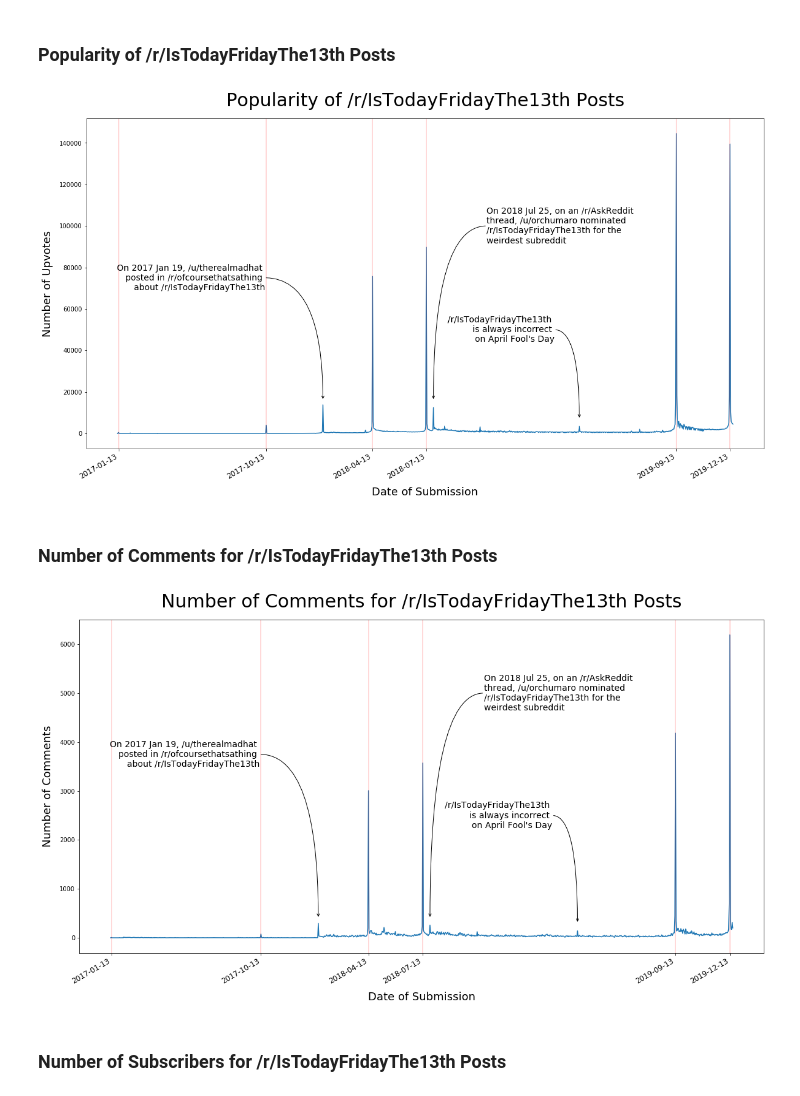
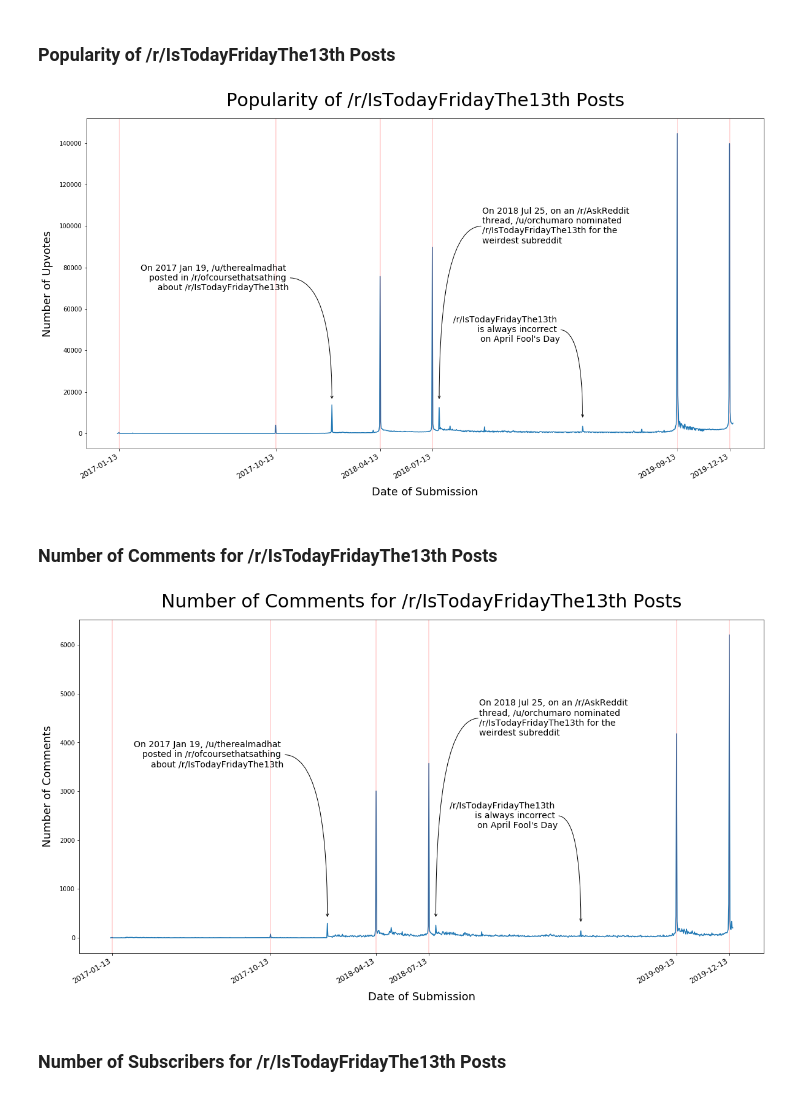
Before and after one commit to francislin96/IsTodayFridayThe13th, a Jupyter notebook: IsTodayFridayThe13th.ipynb, the cells around one changed output. Saved outputs shown, nothing was run; the diff lists cells and outputs as text; code cells hidden in the pictures.

Commit message:
turned axis to date

```diff
--- a/IsTodayFridayThe13th.ipynb
+++ b/IsTodayFridayThe13th.ipynb
@@ -76,9 +76,16 @@ def get_friday_the_13ths(start_date='1/10/2017', end_date=datetime.datetime.date
     friday_the_13ths = []
     for d in pd.date_range(start=start_date, end=end_date).to_pydatetime().tolist():
         if ((d.day == 13) & (d.weekday()==4)):
-            friday_the_13ths.append(d.strftime('%Y-%m-%d'))
+            friday_the_13ths.append(d)
     return friday_the_13ths
+# %%
+# takes date to str
+def to_date(date_str):
+    return datetime.datetime.strptime(date_str, '%Y-%m-%d')
+# takes str to date
+def to_str(date):
+    return datetime.datetime.strftime(date, '%Y-%m-%d')
 # %%
 # add days to dates
 def add_days(date, num_days):
-    return (datetime.datetime.strptime(date, '%Y-%m-%d') + datetime.timedelta(num_days)).strftime('%Y-%m-%d')
+    return date + datetime.timedelta(num_days)
@@ -141,7 +146,7 @@ for date_ranges_index in range(0, len(date_ranges.index)):
     df_total = df_total.append(df, ignore_index=True, sort=True)
 
 # add date column
-df_total['date'] = df_total.created_utc.apply(lambda t: time.strftime('%Y-%m-%d', time.gmtime(t)))
+df_total['date'] = df_total.created_utc.apply(lambda t: datetime.datetime.strptime(time.strftime('%Y-%m-%d', time.gmtime(t)), '%Y-%m-%d'))
 # %%
 # save results, for easier loading in the future
 df_total.to_csv("df_total.csv", index=False)
@@ -158,10 +167,8 @@ ax.set_title('Popularity of /r/IsTodayFridayThe13th Posts', fontsize= 30, pad=20
 plt.xlabel('Date of Submission', fontsize= 18, labelpad=10)
 plt.ylabel('Number of Upvotes', fontsize= 18, labelpad=10)
 
-# plot data
+# plot upvotes data
 ax.plot(df_total.date, df_total.score)
-# ax.plot(df_total.date, df_total.num_comments)
-# ax.plot(df_total.date, df_total.subreddit_subscribers)
 
 # lines for Friday the 13th
 friday_the_13ths = get_friday_the_13ths()
@@ -169,23 +176,23 @@ for i in friday_the_13ths:
     plt.axvline(i, color='r', alpha=0.2)
 plt.xticks(friday_the_13ths, rotation=30, ha='right', fontsize=12)
 
-# annotation for January 19, 2017: https://www.reddit.com/r/ofcoursethatsathing/comments/7rhxmr/god_i_love_reddit/
-plt.annotate('', xy=(348, 16000), xycoords='data', xytext=(250, 75000), textcoords='data',
+# annotation for January 19, 2018: https://www.reddit.com/r/ofcoursethatsathing/comments/7rhxmr/god_i_love_reddit/
+plt.annotate('', xy=(to_date('2018-01-19'), 16000), xycoords='data', xytext=(add_days(to_date('2018-01-19'), -75), 75000), textcoords='data',
              arrowprops=dict(arrowstyle='->', color='0', connectionstyle='angle3,angleA=0,angleB=90'))
 plt.annotate('On 2017 Jan 19, /u/therealmadhat \nposted in /r/ofcoursethatsathing \nabout /r/IsTodayFridayThe13th',
-             xy=(250, 75000), va='center', ha='right', fontsize=14)
+             xy=(add_days(to_date('2018-01-19'), -75), 75000), va='center', ha='right', fontsize=14)
 
-# annotation for July 25, 2018: https://www.reddit.com/r/AskReddit/comments/91nmy3/whats_the_weirdest_subreddit_on_the_site/e2zp5y5/
-plt.annotate('', xy=(535, 16000), xycoords='data', xytext=(625, 100000), textcoords='data',
+# # annotation for July 25, 2018: https://www.reddit.com/r/AskReddit/comments/91nmy3/whats_the_weirdest_subreddit_on_the_site/e2zp5y5/
+plt.annotate('', xy=(to_date('2018-07-25'), 16000), xycoords='data', xytext=(add_days(to_date('2018-07-25'), 75), 100000), textcoords='data',
              arrowprops=dict(arrowstyle='->', color='0', connectionstyle='angle3,angleA=0,angleB=90'))
 plt.annotate('On 2018 Jul 25, on an /r/AskReddit \nthread, /u/orchumaro nominated \n/r/IsTodayFridayThe13th for the \nweirdest subreddit',
-             xy=(625, 100000), va='center', ha='left', fontsize=14)
+             xy=(add_days(to_date('2018-07-25'), 75), 100000), va='center', ha='left', fontsize=14)
 
-# annotate for April 1st
-plt.annotate('', xy=(782, 7000), xycoords='data', xytext=(740, 50000), textcoords='data',
+# # annotate for April 1st
+plt.annotate('', xy=(to_date('2019-04-01'), 7000), xycoords='data', xytext=(add_days(to_date('2019-04-01'), -40), 50000), textcoords='data',
              arrowprops=dict(arrowstyle='->', color='0', connectionstyle='angle3,angleA=0,angleB=90'))
 plt.annotate('/r/IsTodayFridayThe13th \nis always incorrect \non April Fool\'s Day',
-             xy=(740, 50000), va='center', ha='right', fontsize=14)
+             xy=(add_days(to_date('2019-04-01'), -40), 50000), va='center', ha='right', fontsize=14)
 
 # save figure
 plt.savefig('IsTodayFridayThe13thUpvotes.png')
@@ -193,7 +200,7 @@ plt.savefig('IsTodayFridayThe13thUpvotes.png')
 # show plot
 plt.show()
 # %% [output]
-[figure, old version]
+[figure, new version]
 # %% [markdown]
 ### Number of Comments for /r/IsTodayFridayThe13th Posts
 # %%
@@ -204,43 +211,41 @@ fig, ax = plt.subplots(figsize=(20,10))
 ax.set_title('Number of Comments for /r/IsTodayFridayThe13th Posts', fontsize= 30, pad=20)
 plt.xlabel('Date of Submission', fontsize= 18, labelpad=10)
 plt.ylabel('Number of Comments', fontsize= 18, labelpad=10)
 
-# plot data
-# ax.plot(df_total.date, df_total.score)
+# plot comments data
 ax.plot(df_total.date, df_total.num_comments)
-# ax.plot(df_total.date, df_total.subreddit_subscribers)
 
 # lines for Friday the 13th
 friday_the_13ths = get_friday_the_13ths()
 for i in friday_the_13ths:
     plt.axvline(i, color='r', alpha=0.2)
 plt.xticks(friday_the_13ths, rotation=30, ha='right', fontsize=12)
 
 # annotation for January 19, 2017: https://www.reddit.com/r/ofcoursethatsathing/comments/7rhxmr/god_i_love_reddit/
-plt.annotate('', xy=(348, 400), xycoords='data', xytext=(250, 3750), textcoords='data',
+plt.annotate('', xy=(to_date('2018-01-19'), 400), xycoords='data', xytext=(add_days(to_date('2018-01-19'), -75), 3750), textcoords='data',
              arrowprops=dict(arrowstyle='->', color='0', connectionstyle='angle3,angleA=0,angleB=90'))
 plt.annotate('On 2017 Jan 19, /u/therealmadhat \nposted in /r/ofcoursethatsathing \nabout /r/IsTodayFridayThe13th',
-             xy=(250, 3750), va='center', ha='right', fontsize=14)
+             xy=(add_days(to_date('2018-01-19'), -75), 3750), va='center', ha='right', fontsize=14)
 
 # annotation for July 25, 2018: https://www.reddit.com/r/AskReddit/comments/91nmy3/whats_the_weirdest_subreddit_on_the_site/e2zp5y5/
-plt.annotate('', xy=(535, 400), xycoords='data', xytext=(625, 5000), textcoords='data',
+plt.annotate('', xy=(to_date('2018-07-25'), 400), xycoords='data', xytext=(add_days(to_date('2018-07-25'), 75), 4500), textcoords='data',
              arrowprops=dict(arrowstyle='->', color='0', connectionstyle='angle3,angleA=0,angleB=90'))
 plt.annotate('On 2018 Jul 25, on an /r/AskReddit \nthread, /u/orchumaro nominated \n/r/IsTodayFridayThe13th for the \nweirdest subreddit',
-             xy=(625, 5000), va='center', ha='left', fontsize=14)
+             xy=(add_days(to_date('2018-07-25'), 75), 4500), va='center', ha='left', fontsize=14)
 
 # annotate for April 1st
-plt.annotate('', xy=(782, 300), xycoords='data', xytext=(740, 2500), textcoords='data',
+plt.annotate('', xy=(to_date('2019-04-01'), 300), xycoords='data', xytext=(add_days(to_date('2019-04-01'), -40), 2500), textcoords='data',
              arrowprops=dict(arrowstyle='->', color='0', connectionstyle='angle3,angleA=0,angleB=90'))
 plt.annotate('/r/IsTodayFridayThe13th \nis always incorrect \non April Fool\'s Day',
-             xy=(740, 2500), va='center', ha='right', fontsize=14)
+             xy=(add_days(to_date('2019-04-01'), -40), 2500), va='center', ha='right', fontsize=14)
 
 # save figure
 plt.savefig('IsTodayFridayThe13thComments.png')
 
 # show plot
 plt.show()
 # %% [output]
-[figure, old version]
+[figure, new version]
 # %% [markdown]
 ### Number of Subscribers for /r/IsTodayFridayThe13th Posts
 # %%
```
Also changed, not shown: parts of 3 cells of this notebook, 4 other files.
